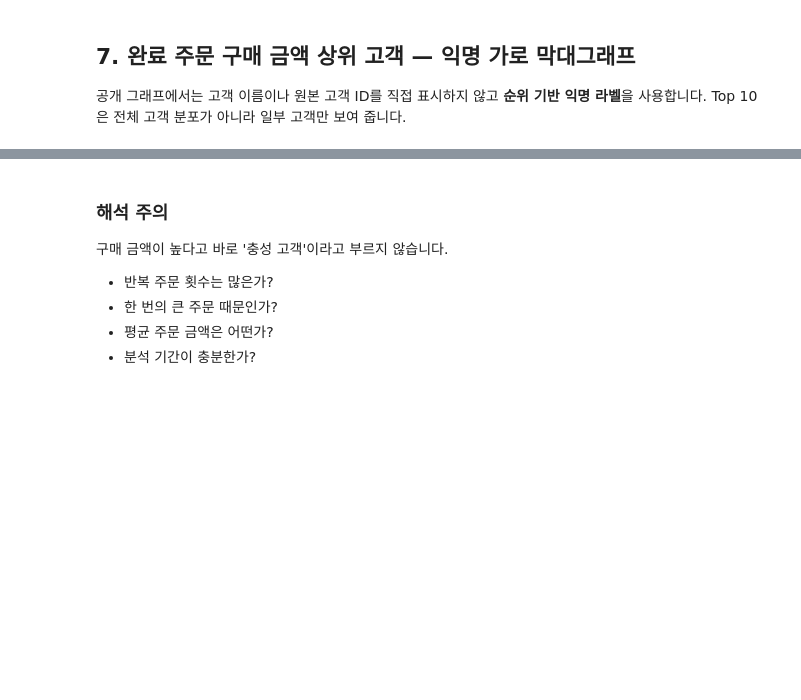
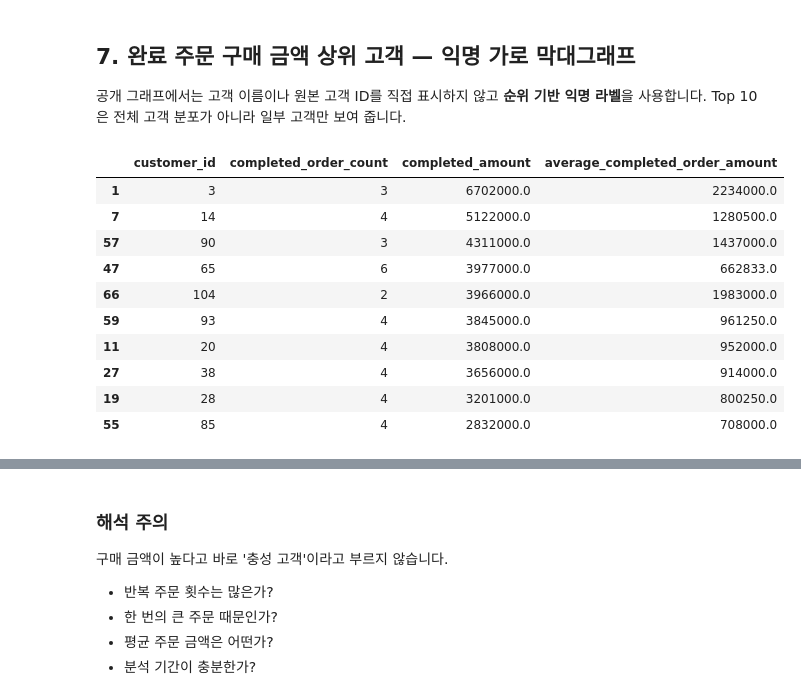
Before and after one commit to leeks2026/llm-data-analysis-study, a Jupyter notebook: chapter07/chapter07.ipynb, the cells around one changed output, grey strips where cells are left out. Saved outputs shown, nothing was run; the diff lists cells and outputs as text; code cells hidden in the pictures; blank space fills up the shorter version.

```diff
--- a/chapter07/chapter07.ipynb
+++ b/chapter07/chapter07.ipynb
@@ -557,3 +459,21 @@ customer_sales_public.head(10)
+# %%
+from src.visualization import plot_top_customers
+
+customer_sales[
+    ["customer_id", "completed_order_count", "completed_amount", "average_completed_order_amount"]
+].head(10)
+# %% [output]
+|  | customer_id | completed_order_count | completed_amount | average_completed_order_amount |
+| 1 | 3 | 3 | 6702000.0 | 2234000.0 |
+| 7 | 14 | 4 | 5122000.0 | 1280500.0 |
+| 57 | 90 | 3 | 4311000.0 | 1437000.0 |
+| 47 | 65 | 6 | 3977000.0 | 662833.0 |
+| 66 | 104 | 2 | 3966000.0 | 1983000.0 |
+| 59 | 93 | 4 | 3845000.0 | 961250.0 |
+| 11 | 20 | 4 | 3808000.0 | 952000.0 |
+| 27 | 38 | 4 | 3656000.0 | 914000.0 |
+| 19 | 28 | 4 | 3201000.0 | 800250.0 |
+| 55 | 85 | 4 | 2832000.0 | 708000.0 |
 # %%
 top_customer_path = plot_top_customers(
     customer_sales,
```
Also changed, not shown: parts of 36 cells of this notebook, 1 other file.
